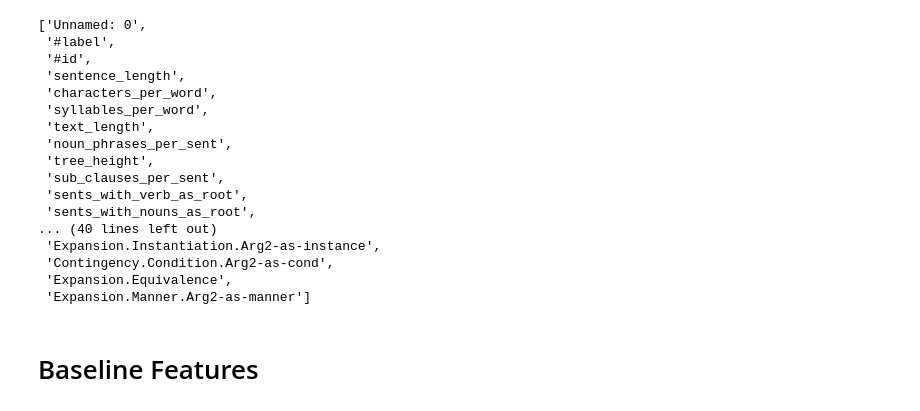
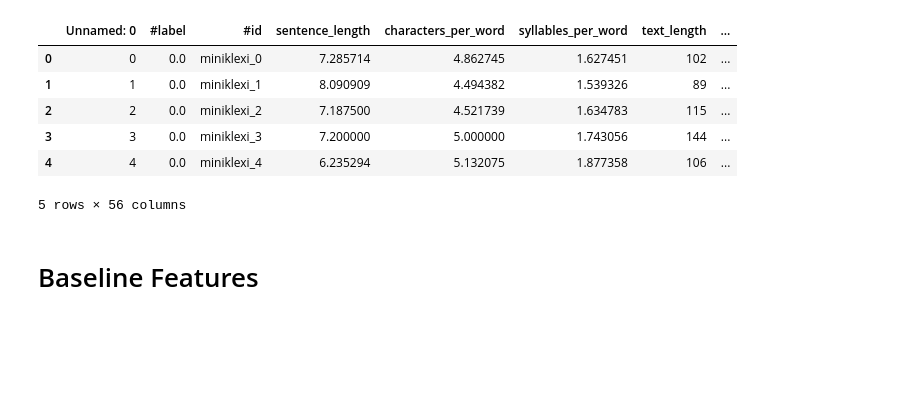
Before and after one commit to DanielAweis/TextComplexityFeatures, a Jupyter notebook: data_analysis/data_analysis_lexica_corpus.ipynb, the cells around one changed output. Saved outputs shown, nothing was run; the diff lists cells and outputs as text; code cells hidden in the pictures; blank space fills up the shorter version.

```diff
--- a/data_analysis/data_analysis_lexica_corpus.ipynb
+++ b/data_analysis/data_analysis_lexica_corpus.ipynb
@@ -14,26 +14,15 @@ df = pd.read_csv("lexica_corpus_text_complexity.csv")
 y = np.array(df["#label"])
 X = df.drop(["#id", "#label", "Unnamed: 0"],  axis='columns')
-# %%
-column_names = list(df.columns.values)
-column_names
-# %% [output]
-['Unnamed: 0',
- '#label',
- '#id',
- 'sentence_length',
- 'characters_per_word',
- 'syllables_per_word',
- 'text_length',
- 'noun_phrases_per_sent',
- 'tree_height',
- 'sub_clauses_per_sent',
- 'sents_with_verb_as_root',
- 'sents_with_nouns_as_root',
-... (40 lines left out)
- 'Expansion.Instantiation.Arg2-as-instance',
- 'Contingency.Condition.Arg2-as-cond',
- 'Expansion.Equivalence',
- 'Expansion.Manner.Arg2-as-manner']
+# %%
+df.head()
+# %% [output]
+|  | Unnamed: 0 | #label | #id | sentence_length | characters_per_word | syllables_per_word | text_length | ... |
+| 0 | 0 | 0.0 | miniklexi_0 | 7.285714 | 4.862745 | 1.627451 | 102 | ... |
+| 1 | 1 | 0.0 | miniklexi_1 | 8.090909 | 4.494382 | 1.539326 | 89 | ... |
+| 2 | 2 | 0.0 | miniklexi_2 | 7.187500 | 4.521739 | 1.634783 | 115 | ... |
+| 3 | 3 | 0.0 | miniklexi_3 | 7.200000 | 5.000000 | 1.743056 | 144 | ... |
+| 4 | 4 | 0.0 | miniklexi_4 | 6.235294 | 5.132075 | 1.877358 | 106 | ... |
+5 rows × 56 columns
 # %%
 miniklexi_data = df.loc[df["#label"] == 0.0].drop(["#id", "#label"],  axis='columns')
 klexikon_data = df.loc[df["#label"] == 0.5].drop(["#id", "#label"],  axis='columns')
```
Also changed, not shown: parts of 15 cells of this notebook, 1 other file.
